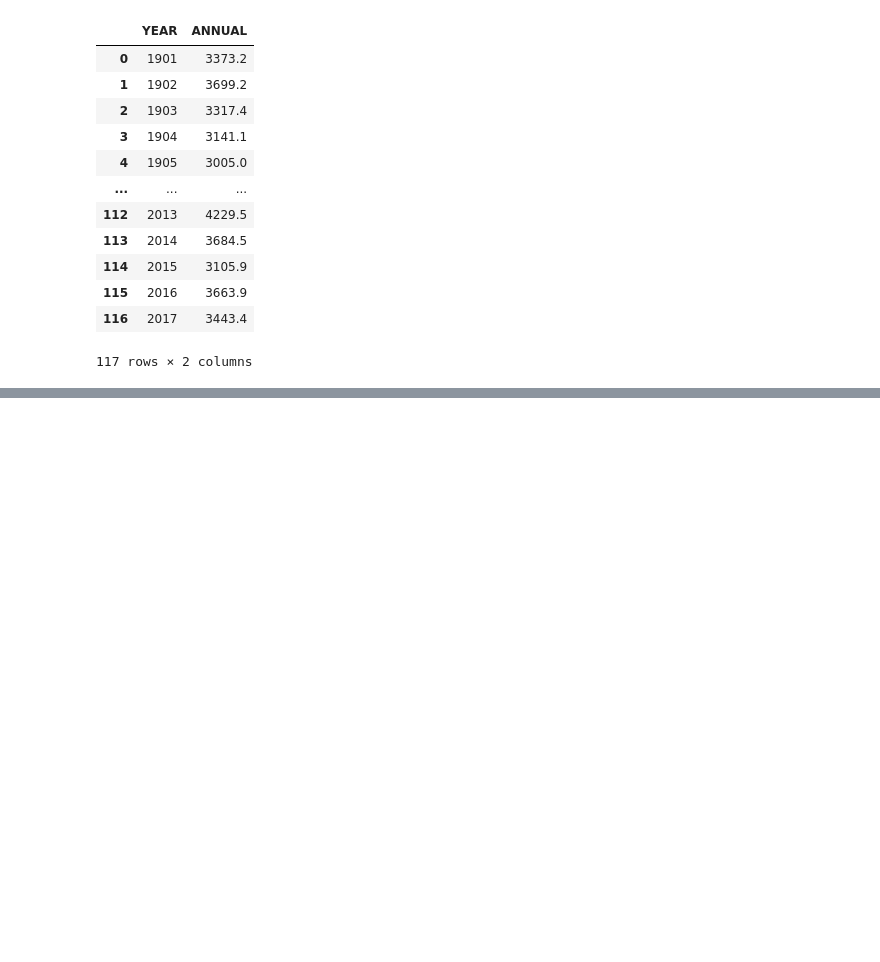
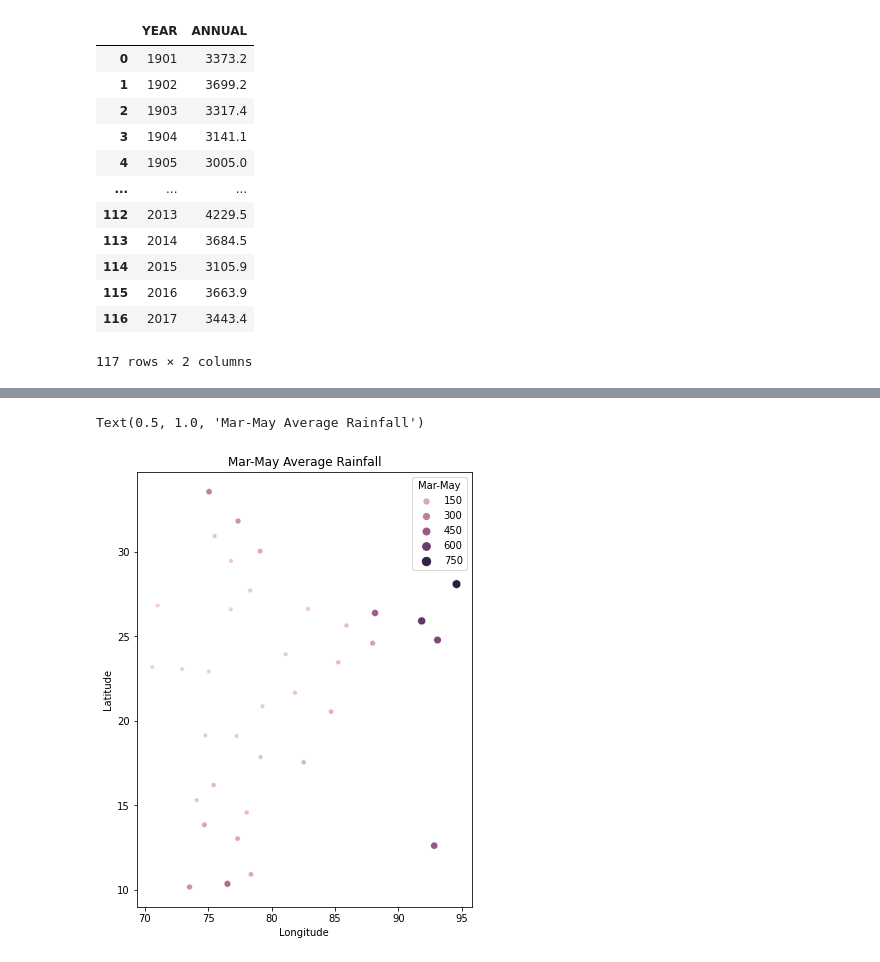
Before and after one commit to sammed97/Data-Analysis, a Jupyter notebook: Data_Analysis_Rainfall_in_India.ipynb, the cells around one changed output, grey strips where cells are left out. Drawn from its saved outputs; the diff is of its cells as text; code cells hidden in the pictures; blank space fills up the shorter version.

```diff
--- a/Data_Analysis_Rainfall_in_India.ipynb
+++ b/Data_Analysis_Rainfall_in_India.ipynb
@@ -233 +247,6 @@ max_rainfall_yearwise_df
+# %%
+quartewise_rainfall_1=pd.DataFrame(round(df.groupby('SUBDIVISION')['Jan-Feb','Latitude','Longitude'].mean(),2))
+quartewise_rainfall_2=pd.DataFrame(round(df.groupby('SUBDIVISION')['Mar-May','Latitude','Longitude'].mean(),2))
+quartewise_rainfall_3=pd.DataFrame(round(df.groupby('SUBDIVISION')['June-September','Latitude','Longitude'].mean(),2))
+quartewise_rainfall_4=pd.DataFrame(round(df.groupby('SUBDIVISION')['Oct-Dec','Latitude','Longitude'].mean(),2))
 # %%
@@ -255,0 +303,7 @@ quartewise_rainfall
+# %%
+fig, size = plt.subplots(figsize=(6, 8))
+sns.scatterplot(data=quartewise_rainfall_2, x="Longitude", y="Latitude", hue="Mar-May", size="Mar-May")
+plt.title('Mar-May Average Rainfall')
+# %% [output]
+Text(0.5, 1.0, 'Mar-May Average Rainfall')
+[figure, added]
```
Also changed, not shown: parts of 11 cells of this notebook.
